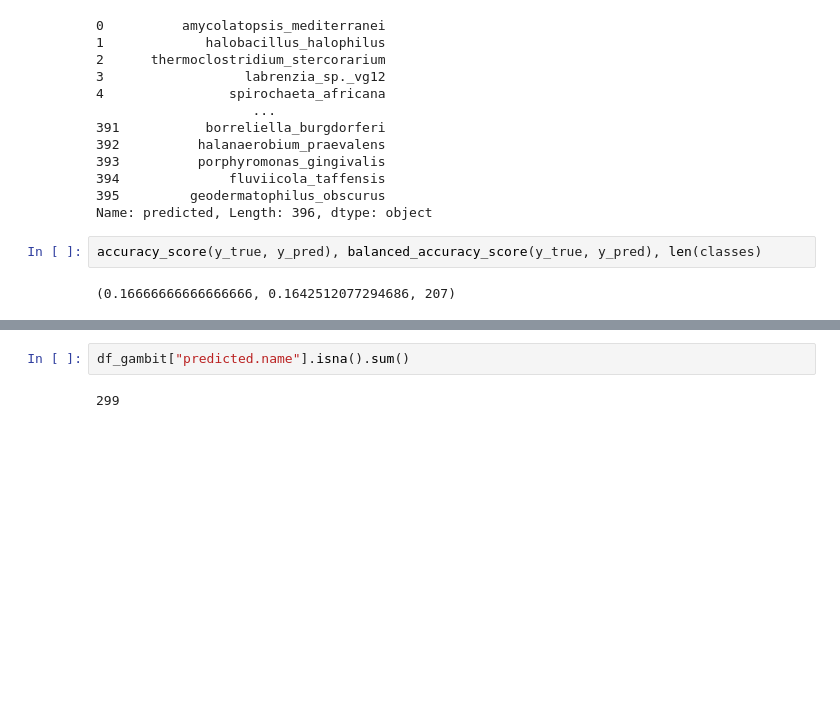
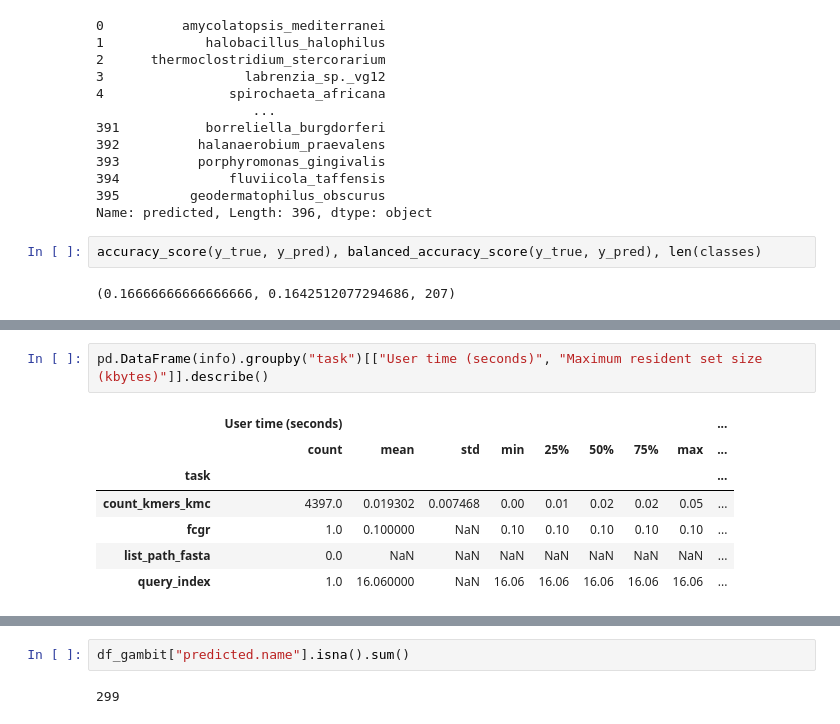
Before and after one commit to pg-space/panspace, a Jupyter notebook: notebooks/test.ipynb, the cells around one changed output, grey strips where cells are left out. Saved outputs shown, nothing was run; the diff lists cells and outputs as text; blank space fills up the shorter version.

```diff
--- a/notebooks/test.ipynb
+++ b/notebooks/test.ipynb
@@ -192,3 +203,13 @@ log.stem.split("-")[0]
+# %%
+pd.DataFrame(info).groupby("task")[["User time (seconds)", "Maximum resident set size (kbytes)"]].describe()
+# %% [output]
+|  | User time (seconds) |  |  |  |  |  |  |  | ... |
+|  | count | mean | std | min | 25% | 50% | 75% | max | ... |
+| task |  |  |  |  |  |  |  |  | ... |
+| count_kmers_kmc | 4397.0 | 0.019302 | 0.007468 | 0.00 | 0.01 | 0.02 | 0.02 | 0.05 | ... |
+| fcgr | 1.0 | 0.100000 | NaN | 0.10 | 0.10 | 0.10 | 0.10 | 0.10 | ... |
+| list_path_fasta | 0.0 | NaN | NaN | NaN | NaN | NaN | NaN | NaN | ... |
+| query_index | 1.0 | 16.060000 | NaN | 16.06 | 16.06 | 16.06 | 16.06 | 16.06 | ... |
 # %%
 pd.DataFrame(info).groupby("task")[["User time (seconds)", "Maximum resident set size (kbytes)"]].describe()
 # %% [output]
```
Also changed, not shown: parts of 5 cells of this notebook, 14 other files.
